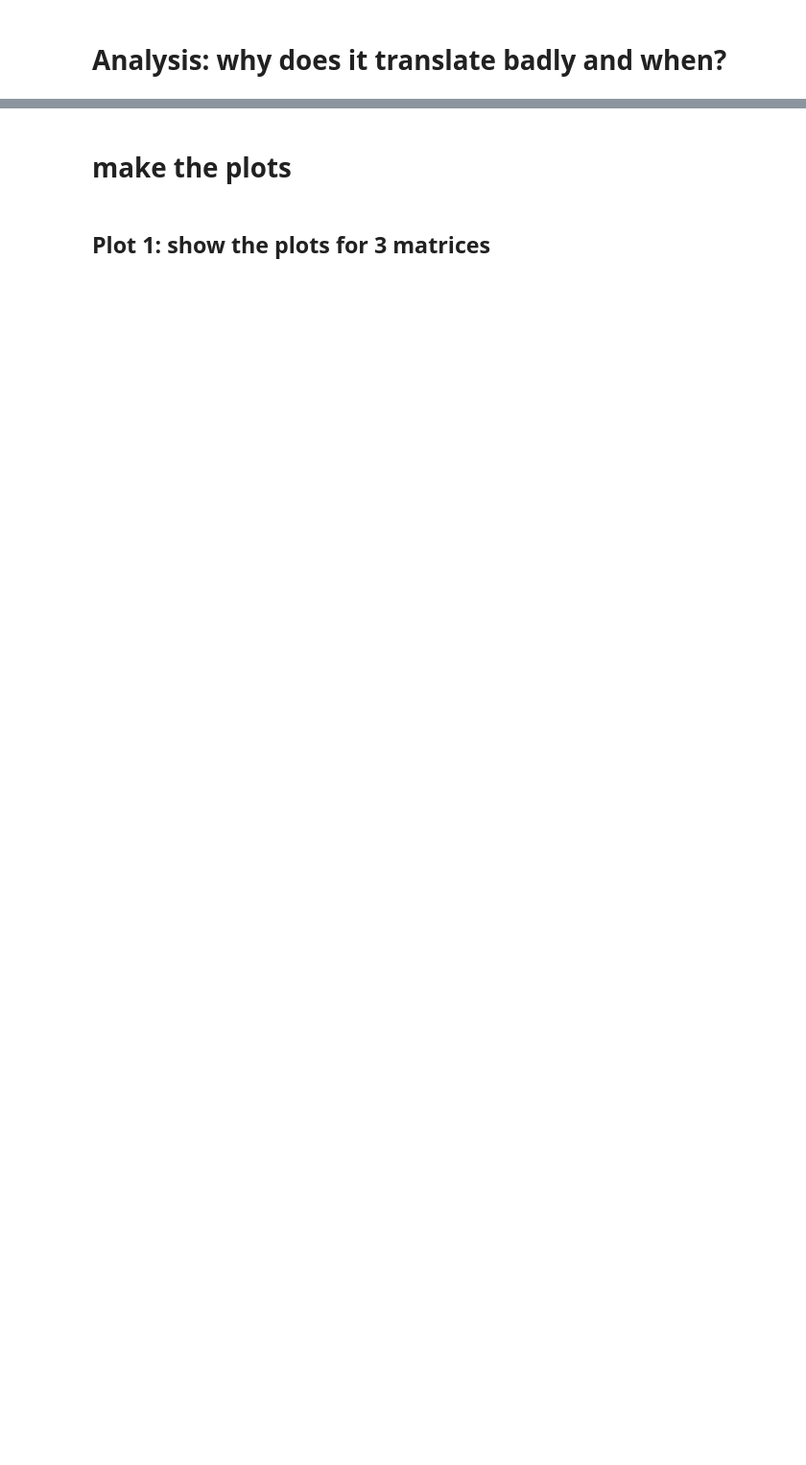
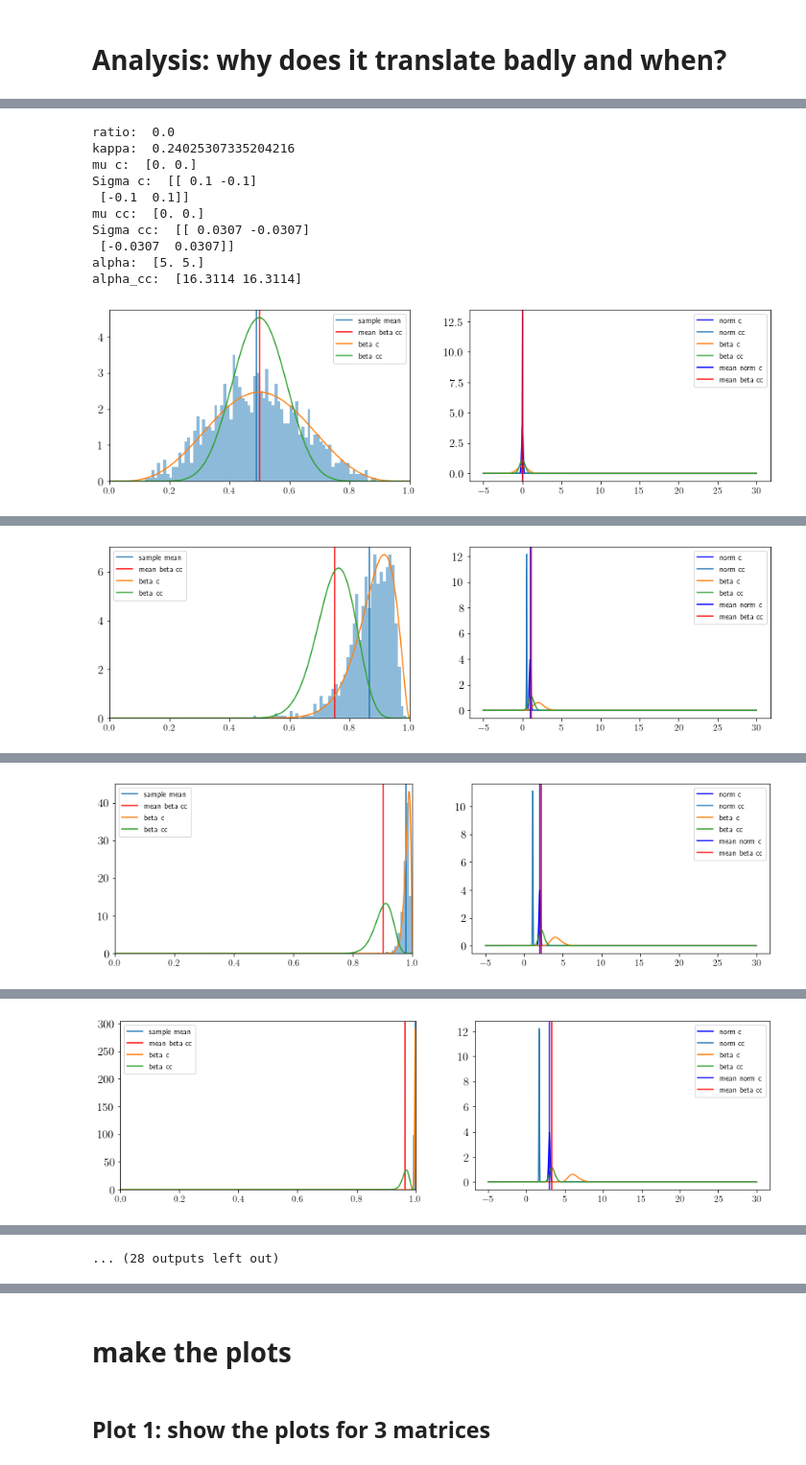
Before and after one commit to mariushobbhahn/LB_for_BNNs_official, a Jupyter notebook: Playground.ipynb, the cells around one changed output, grey strips where cells are left out. Shown at 96% size. Saved outputs shown, nothing was run; the diff lists cells and outputs as text; code cells hidden in the pictures; blank space fills up the shorter version.

```diff
--- a/Playground.ipynb
+++ b/Playground.ipynb
@@ -755,0 +998,73 @@ plt.show();
+# %%
+# keep cov constant and change mean
+cov = 0.2*np.eye(2)
+x_ = np.linspace(0, 1, 1000+1)
+x2_ = np.linspace(-5, 30, 1000+1)
+
+for i in range(20):
+
+    mu = np.array([i,-i])
+    mu_c = correct_mu(mu, cov)
+    cov_c = correct_Sigma(mu, cov)
+    print("ratio: ", np.max(mu)/np.max(cov_c))
+    kappa = logistic_transform(np.log(np.sqrt(np.max(cov_c))))
+    print("kappa: ", kappa)
+    #mu_c_std = mu_c.std()
+    cov_c_diag_mean = np.diag(cov_c).mean()
+    mu_cc =  mu_c / np.sqrt(cov_c_diag_mean + 1/(np.sqrt(cov_c_diag_mean)))
+    cov_cc =  cov_c / (cov_c_diag_mean + 1/(np.sqrt(cov_c_diag_mean)))
+
+    print("mu c: ", mu_c)
+    print("Sigma c: ", cov_c)
+    print("mu cc: ", mu_cc)
+    print("Sigma cc: ", cov_cc)
+    samples = mvnorm(mu, cov).rvs(1000)
+    samples_sm = np.exp(samples) / np.exp(samples).sum(1).reshape(-1, 1)
+    mean_samples_sm = np.mean(samples_sm, axis=0)[0]
+
+    alpha_c = get_alpha_from_Normal(mu_c, cov_c)
+    alpha_cc = get_alpha_from_Normal(mu_cc, cov_cc)
+    print("alpha: ", alpha_c)
+    print("alpha_cc: ", alpha_cc)
+    beta_c = beta.pdf(x_, alpha_c[0], alpha_c[1])
+    beta_cc = beta.pdf(x_, alpha_cc[0], alpha_cc[1])
+
+    norm_c = norm.pdf(x2_, mu_c[0], cov_c[0,0])
+    norm_cc = norm.pdf(x2_, mu_cc[0], cov_cc[0,0])
+    beta_logit_c = beta_t_logit_pdf(x2_, alpha_c[0], alpha_c[1])
+    beta_logit_cc = beta_t_logit_pdf(x2_, alpha_cc[0], alpha_cc[1])
+    mean_beta_cc = alpha_cc[0] / alpha_cc.sum()
+    mean_beta_cc_logit = logit_transform(mean_beta_cc)
+
+    fig, ax = plt.subplots(1, 2, figsize=(15, 4))
+
+    ax[0].hist(samples_sm[:,0], density=True, bins=100, range=[0,1], alpha=0.5)
+    ax[0].axvline(mean_samples_sm, label="sample mean")
+    ax[0].axvline(mean_beta_cc, color='red', label='mean beta cc')
+    ax[0].set_xlim(0,1)
+    ax[0].plot(x_, beta_c, label="beta c")
+    ax[0].plot(x_, beta_cc, label="beta cc")
+    ax[0].legend()
+
+    ax[1].plot(x2_, norm_c, label="norm c", color='blue')
+    ax[1].plot(x2_, norm_cc, label="norm cc")
+    ax[1].plot(x2_, beta_logit_c, label="beta c")
+    ax[1].plot(x2_, beta_logit_cc, label="beta cc")
+    ax[1].axvline(mu_c[0], color='blue', label='mean norm c')
+    ax[1].axvline(mean_beta_cc_logit, color='red', label='mean beta cc')
+    ax[1].legend()
+    plt.show();
+
+# beta_cc should look like norm_c.
+# %% [output]
+ratio:  0.0
+kappa:  0.24025307335204216
+mu c:  [0. 0.]
+Sigma c:  [[ 0.1 -0.1]
+ [-0.1  0.1]]
+mu cc:  [0. 0.]
+Sigma cc:  [[ 0.0307 -0.0307]
+ [-0.0307  0.0307]]
+alpha:  [5. 5.]
+alpha_cc:  [16.3114 16.3114]
+[figure, added]
@@ -755,0 +1081 @@ plt.show();
+[figure, added]
@@ -755,0 +1092 @@ plt.show();
+[figure, added]
@@ -755,0 +1103 @@ plt.show();
+[figure, added]
@@ -755,0 +1126 @@ plt.show();
+... (28 outputs left out)
```
Also changed, not shown: parts of 30 cells of this notebook, 21 other files.
